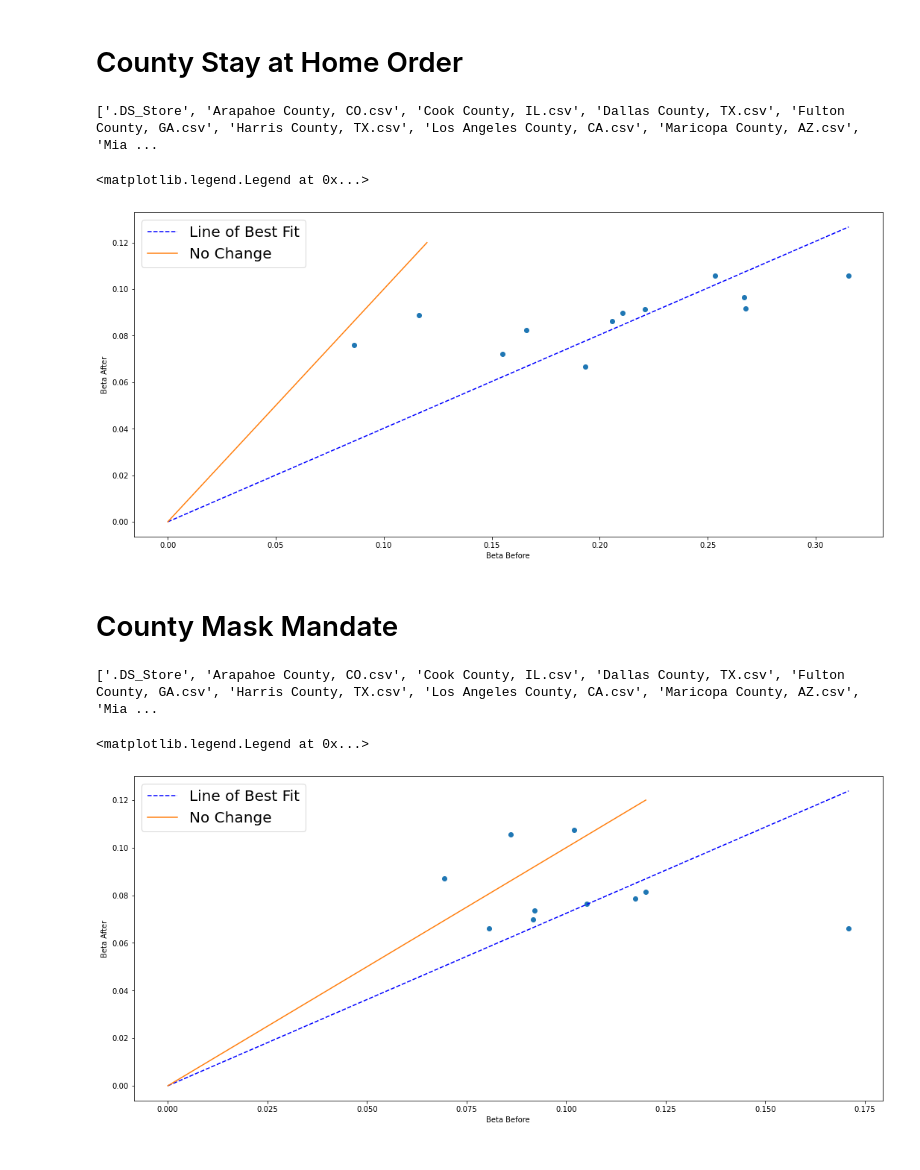
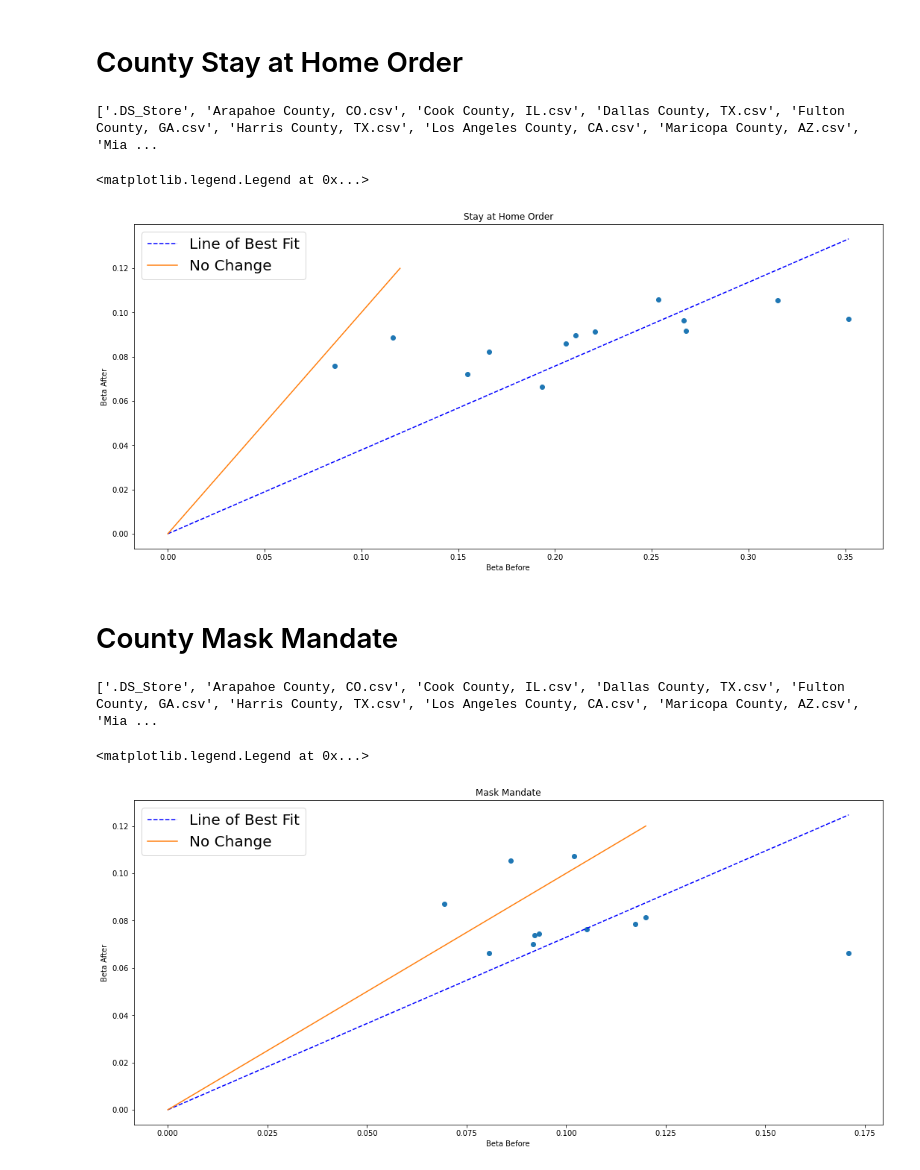
Before and after one commit to holiday-pettijohn/COVID-Tracking-Biola-Summer, a Jupyter notebook: Code/Determining Average Difference for Policies.ipynb, the cells around one changed output. Drawn from its saved outputs; the diff is of its cells as text; code cells hidden in the pictures.

```diff
--- a/Code/Determining Average Difference for Policies.ipynb
+++ b/Code/Determining Average Difference for Policies.ipynb
@@ -696,23 +765,24 @@ bA = []
 for i in range(3):
     arr = os.listdir('../Data/State Closure Data/Data files that Jesse messed with/')
     print(arr)
-    stateNames = [['AL', 'AK', 'AZ', 'AR', 'CA', 'CO', 'CT', 'DE', 'FL', 'GA', 'HI', 'ID', 'IL', 'NY', 'TX'], ['Alabama', 'Alaska', 'Arizona', 'Arkansas', 'California', 'Colorado', 'Connecticut', 'Delaware', 'Florida', 'Georgia', 'Hawaii', 'Idaho','Illinois', 'New York', 'Texas' ]]
-    print(stateNames)
-    i = 0
 
     for file in arr:
+
+        stateName = file[0:len(file)-17] #Get the county name
+        abr = convert[stateName]
+
         pathc='../Data/Covid Tracking State Data/'
         # modify the path syntax based on the current platform
         if platform.system() == "Windows":
             pathc.replace("/", "\\")
 
         #Change state abbreviation based on the state you want to use
-        filename = stateNames[0][i]+".csv"
+        filename = abr+".csv"
 
         dates, infectRaw, recovRaw, deadRaw = SIRD_Model.loadData(pathc + filename)
 
         #Change population based on the state you want to use
-        pop = int(getPop(stateNames[1][i]))
+        pop = int(getPop(stateName))
         numDays = len(infectRaw)
         infect = infectRaw[0:numDays]
         dead = deadRaw[0:numDays]
@@ -856,34 +863,65 @@ for file in arr:
 
     #Get beta before and after, getting a 14 day average before and a 14 day average after, starting 7 days after the policy
     for k in range(len(mM)):
         tB, tA = getBetaDiffC(dates,mM[k], beta, infect, dead, pop, q, numDays)
         bB.append(tB)
         bA.append(tA)
+i = 0
+while i < len(bB):
+    if bB[i] == 0:
+        del bB[i]
+        del bA[i]
+        i-= 1
+    if np.isnan(bB[i]):
+        del bB[i]
+        del bA[i]
+        i-= 1
+    if np.isinf(bB[i]):
+        del bB[i]
+        del bA[i]
+        i-=1
+    i+=1
 
+i = 0
+while i < len(bA):
+    if bA[i] == 0:
+        del bB[i]
+        del bA[i]
+        i-= 1
+    if np.isnan(bA[i]):
+        del bB[i]
+        del bA[i]
+        i-=1
+    if np.isinf(bA[i]):
+        del bB[i]
+        del bA[i]
+        i-=1
+    i+=1
 #Plotting the beta before and after points
 fig,ax = plt.subplots(figsize = (18,8))
 ax.plot(bB,bA, 'o')
 
 #Creating the line of best fit
 bB = np.array(bB)
 bB = bB[:,np.newaxis]
 bestFit = np.linalg.lstsq(bB,bA, rcond = None)[0]
 
 #Plotting Line of best fit
 x = np.linspace(0, bB.max())
 ax.plot(x,x*bestFit,color = "blue", linestyle = 'dashed', label = 'Line of Best Fit')
 
 #Plotting line y=x
 ax.plot([0,0.12],[0,0.12], label = 'No Change')
 
 #ax.axis([0,0.12,0,0.12])
+ax.set_title("Stay at Home Order")
 ax.set_xlabel("Beta Before")
 ax.set_ylabel("Beta After")
 ax.legend(fontsize = 20)
 # %% [output]
 ['.DS_Store', 'Arapahoe County, CO.csv', 'Cook County, IL.csv', 'Dallas County, TX.csv', 'Fulton County, GA.csv', 'Harris County, TX.csv', 'Los Angeles County, CA.csv', 'Maricopa County, AZ.csv', 'Mia ...
 <matplotlib.legend.Legend at 0x...>
-[figure, old version]
+[figure, new version]
 # %% [markdown]
 # County Mask Mandate
 # %%
@@ -936,7 +974,37 @@ for file in arr:
         tB, tA = getBetaDiffC(dates,mM[k], beta, infect, dead, pop, q, numDays)
         bB.append(tB)
         bA.append(tA)
+i = 0
+while i < len(bB):
+    if bB[i] == 0:
+        del bB[i]
+        del bA[i]
+        i-= 1
+    if np.isnan(bB[i]):
+        del bB[i]
+        del bA[i]
+        i-= 1
+    if np.isinf(bB[i]):
+        del bB[i]
+        del bA[i]
+        i-=1
+    i+=1
 
+i = 0
+while i < len(bA):
+    if bA[i] == 0:
+        del bB[i]
+        del bA[i]
+        i-= 1
+    if np.isnan(bA[i]):
+        del bB[i]
+        del bA[i]
+        i-=1
+    if np.isinf(bA[i]):
+        del bB[i]
+        del bA[i]
+        i-=1
+    i+=1
 #Plotting the beta before and after points
 fig,ax = plt.subplots(figsize = (18,8))
 ax.plot(bB,bA, 'o')
@@ -954,13 +1022,14 @@ ax.plot(x,x*bestFit,color = "blue", linestyle = 'dashed', label = 'Line of Best
 ax.plot([0,0.12],[0,0.12], label = 'No Change')
 
 #ax.axis([0,0.12,0,0.12])
+ax.set_title("Mask Mandate")
 ax.set_xlabel("Beta Before")
 ax.set_ylabel("Beta After")
 ax.legend(fontsize = 20)
 # %% [output]
 ['.DS_Store', 'Arapahoe County, CO.csv', 'Cook County, IL.csv', 'Dallas County, TX.csv', 'Fulton County, GA.csv', 'Harris County, TX.csv', 'Los Angeles County, CA.csv', 'Maricopa County, AZ.csv', 'Mia ...
 <matplotlib.legend.Legend at 0x...>
-[figure, old version]
+[figure, new version]
 # %%
 arr = os.listdir('../Data/State Closure Data/County Closure Data/')
 print(arr)
```
Also changed, not shown: parts of 6 cells of this notebook, 3 other files.
